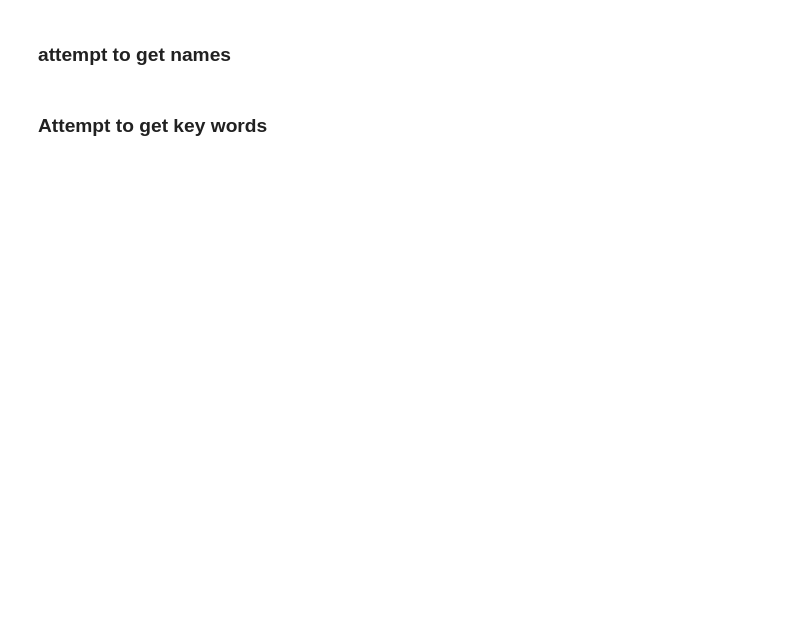
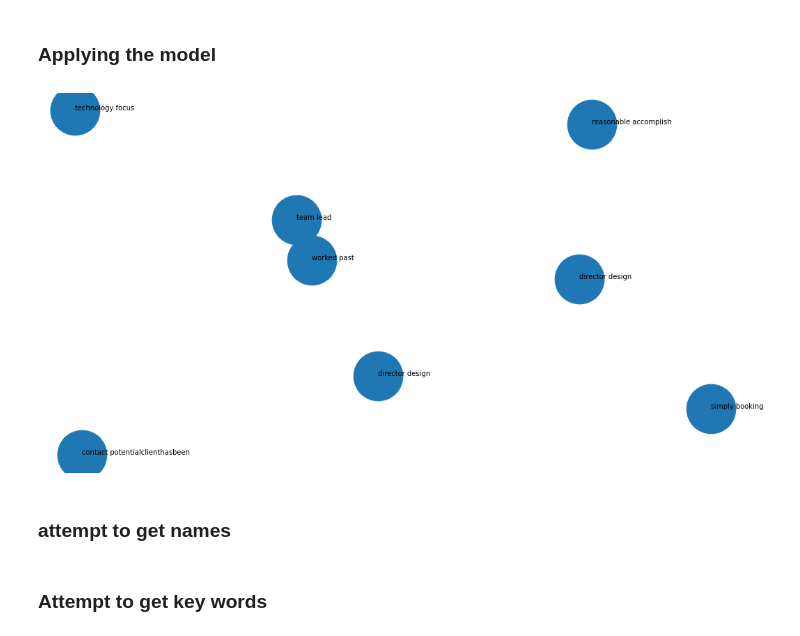
Before and after one commit to brawantonio/QMIND-knowledge-graph-project, a Jupyter notebook: Development/Hazelnut.ipynb, the cells around one changed output. Saved outputs shown, nothing was run; the diff lists cells and outputs as text; code cells hidden in the pictures; blank space fills up the shorter version.

```diff
--- a/Development/Hazelnut.ipynb
+++ b/Development/Hazelnut.ipynb
@@ -22,0 +45,31 @@ clean_corpus_data = [preprocessing.stdtextpreprocessing(element) for element in
+# %%
+
+max_ngram_size = 2
+deduplication_threshold = 0.9
+numOfKeywords = 1
+custom_kw_extractor = yake.KeywordExtractor(lan=language, n=max_ngram_size, dedupLim=deduplication_threshold, top=numOfKeywords, features=None)
+
+
+tokenized_sentences = []
+tags = []
+for text in keyword_extracted:
+    #text = keyword_extracted[0] #I need to iterate this one
+    sentences = nltk.sent_tokenize(text)
+    #tokenized_sentences = [nltk.word_tokenize(sent) for sent in sentences]
+    tokenized_sentences.append([nltk.word_tokenize(sent) for sent in sentences][0]) #in the future there might be more than one sentence here
+    #text = keyword_extracted[0] I could replace this with name extraction
+    #keywords = custom_kw_extractor.extract_keywords(text)
+    tags.append(custom_kw_extractor.extract_keywords(text)[0][0])
+# %% [markdown]
+### Applying the model
+# %%
+from gensim.models.doc2vec import Doc2Vec, TaggedDocument
+model = Doc2Vec.load(os.getcwd() + '/hazelnut_model')
+from sklearn.manifold import TSNE
+tsne = TSNE(n_components=2, learning_rate='auto',init='random')
+# %%
+proj2vec = [model.infer_vector(token) for token in tokenized_sentences]
+proj2vec = np.asarray(proj2vec)
+# Visualize Vectors
+#tsne.fit_transform(proj2vec)
+#proj2vec.shape
@@ -23,2 +78,16 @@ clean_corpus_data = [preprocessing.stdtextpreprocessing(element) for element in
+# %%
+x = tsne.fit_transform(proj2vec)[:,0]
+y = tsne.fit_transform(proj2vec)[:,1]
+# %%
+fig, ax = plt.subplots()
+fig.set_size_inches(18,10)
+ax.scatter(x, y, s=5000)
+ax.set_axis_off()
+
+for i, txt in enumerate(tags):
+    ax.annotate(txt, (x[i], y[i]), size = 10)
+fig.savefig('demo.png')
+# %% [output]
+[figure, added]
 # %% [markdown]
 ### attempt to get names
```
Also changed, not shown: parts of 15 cells of this notebook, 10 other files.
